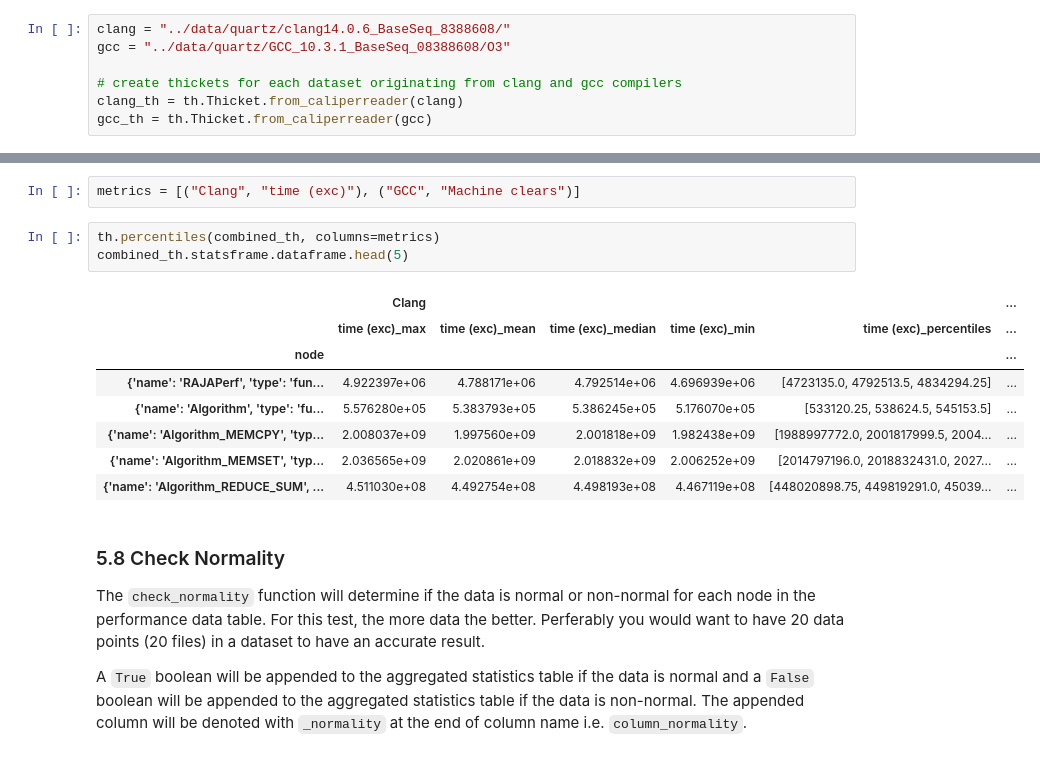
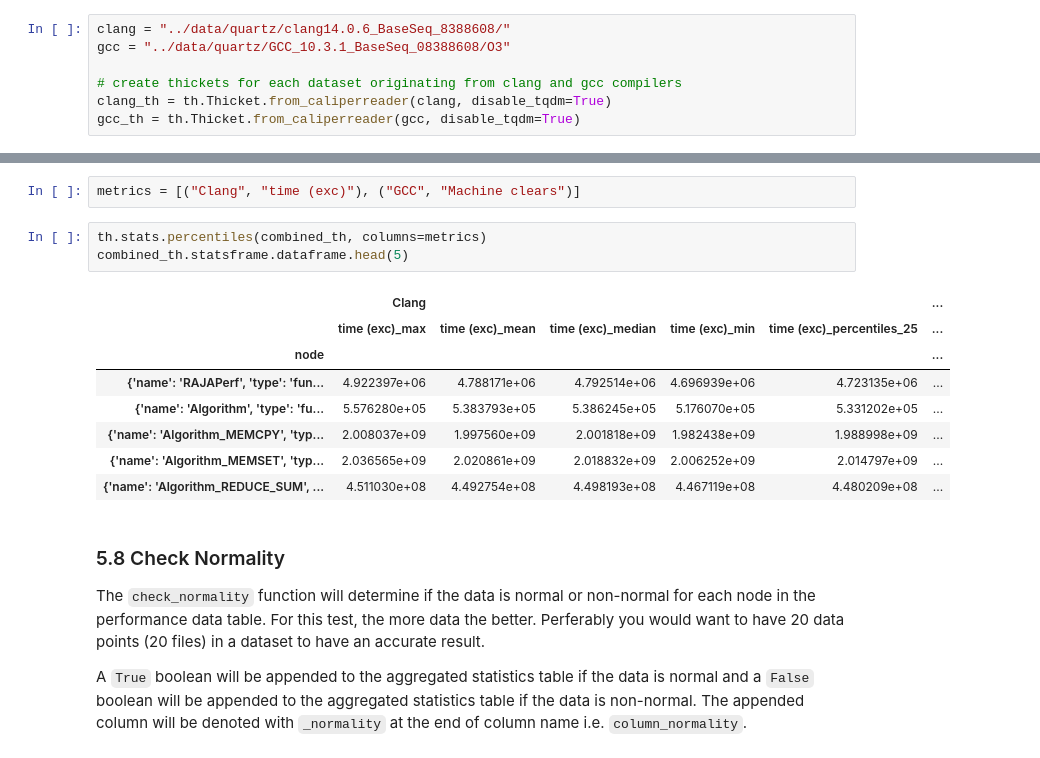
Before and after one commit to LLNL/thicket, a Jupyter notebook: docs/stats-functions.ipynb, the cells around one changed output, grey strips where cells are left out. Cells and saved outputs as stored; diff of their text form.

```diff
--- a/docs/stats-functions.ipynb
+++ b/docs/stats-functions.ipynb
@@ -36,5 +37,5 @@ clang = "../data/quartz/clang14.0.6_BaseSeq_8388608/"
 gcc = "../data/quartz/GCC_10.3.1_BaseSeq_08388608/O3"
 
 # create thickets for each dataset originating from clang and gcc compilers
-clang_th = th.Thicket.from_caliperreader(clang)
-gcc_th = th.Thicket.from_caliperreader(gcc)
+clang_th = th.Thicket.from_caliperreader(clang, disable_tqdm=True)
+gcc_th = th.Thicket.from_caliperreader(gcc, disable_tqdm=True)
@@ -378,17 +366,17 @@ Example will show how to pass a columnar joined thicket object. When passing a c
 # %%
 metrics = [("Clang", "time (exc)"), ("GCC", "Machine clears")]
 # %%
-th.percentiles(combined_th, columns=metrics)
+th.stats.percentiles(combined_th, columns=metrics)
 combined_th.statsframe.dataframe.head(5)
 # %% [output]
 |  | Clang |  |  |  |  | ... |
-|  | time (exc)_max | time (exc)_mean | time (exc)_median | time (exc)_min | time (exc)_percentiles | ... |
+|  | time (exc)_max | time (exc)_mean | time (exc)_median | time (exc)_min | time (exc)_percentiles_25 | ... |
 | node |  |  |  |  |  | ... |
-| {'name': 'RAJAPerf', 'type': 'fun... | 4.922397e+06 | 4.788171e+06 | 4.792514e+06 | 4.696939e+06 | [4723135.0, 4792513.5, 4834294.25] | ... |
-| {'name': 'Algorithm', 'type': 'fu... | 5.576280e+05 | 5.383793e+05 | 5.386245e+05 | 5.176070e+05 | [533120.25, 538624.5, 545153.5] | ... |
-| {'name': 'Algorithm_MEMCPY', 'typ... | 2.008037e+09 | 1.997560e+09 | 2.001818e+09 | 1.982438e+09 | [1988997772.0, 2001817999.5, 2004... | ... |
-| {'name': 'Algorithm_MEMSET', 'typ... | 2.036565e+09 | 2.020861e+09 | 2.018832e+09 | 2.006252e+09 | [2014797196.0, 2018832431.0, 2027... | ... |
-| {'name': 'Algorithm_REDUCE_SUM', ... | 4.511030e+08 | 4.492754e+08 | 4.498193e+08 | 4.467119e+08 | [448020898.75, 449819291.0, 45039... | ... |
+| {'name': 'RAJAPerf', 'type': 'fun... | 4.922397e+06 | 4.788171e+06 | 4.792514e+06 | 4.696939e+06 | 4.723135e+06 | ... |
+| {'name': 'Algorithm', 'type': 'fu... | 5.576280e+05 | 5.383793e+05 | 5.386245e+05 | 5.176070e+05 | 5.331202e+05 | ... |
+| {'name': 'Algorithm_MEMCPY', 'typ... | 2.008037e+09 | 1.997560e+09 | 2.001818e+09 | 1.982438e+09 | 1.988998e+09 | ... |
+| {'name': 'Algorithm_MEMSET', 'typ... | 2.036565e+09 | 2.020861e+09 | 2.018832e+09 | 2.006252e+09 | 2.014797e+09 | ... |
+| {'name': 'Algorithm_REDUCE_SUM', ... | 4.511030e+08 | 4.492754e+08 | 4.498193e+08 | 4.467119e+08 | 4.480209e+08 | ... |
 # %% [markdown]
 ### 5.8 Check Normality
 
```
Also changed, not shown: parts of 58 cells of this notebook.
